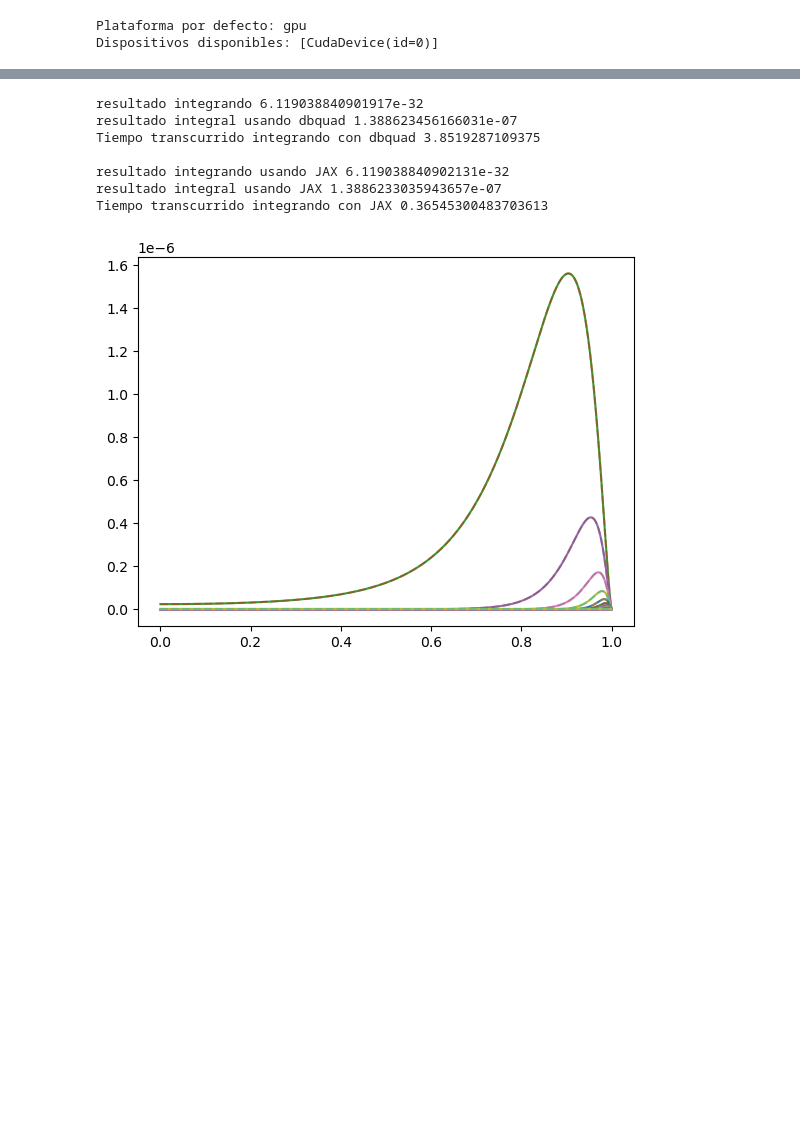
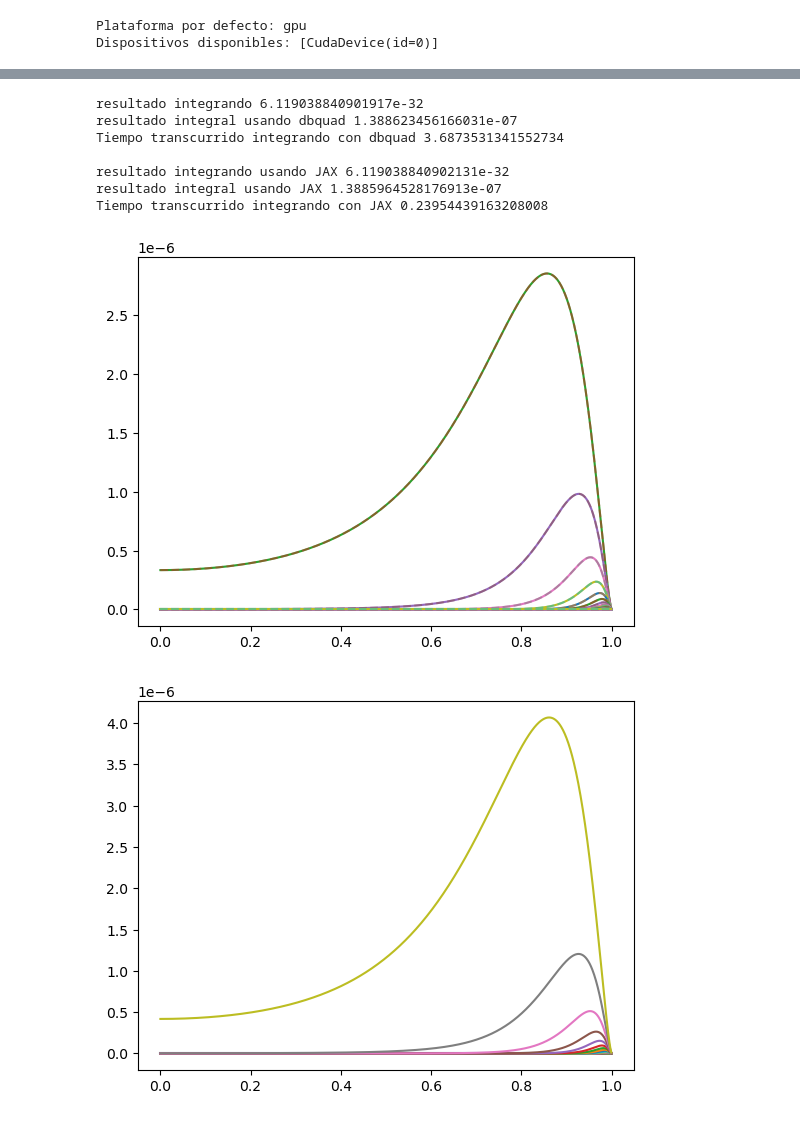
Before and after one commit to anibal-art/Lentes_gravitacionales, a Jupyter notebook: niikura_exclusion_plot.ipynb, the cells around one changed output, grey strips where cells are left out. Cells and saved outputs as stored; diff of their text form; code cells hidden in the pictures; blank space fills up the shorter version.

```diff
--- a/niikura_exclusion_plot.ipynb
+++ b/niikura_exclusion_plot.ipynb
@@ -54,7 +51,7 @@ D = 770*u.kpc
 t=1*u.hour
 
 masses = np.logspace(-12,-7,12-7+1)*u.M_sun
-m = masses[0]
+m = masses[-1]
 # %%
 # integrar sin jax
 not_jax = False
@@ -83,17 +109,15 @@ if not_jax:
 f_jax = lambda u, x: integrand_jax(u, x, D=D.to('m').value, rs=rs_MW.to('m').value, rho_c=rho_c_MW.to('kg/m^3').value,
                                    t=float(t.to('s').value), m=m.to('kg').value, l_coord=l,
                                    b_coord=b, uT=uT)
-double_integral_2d_jit = jax.jit(double_integral_2d, static_argnames=["f"])
-
 t0 = time.time()
-event_rate_data = dif_event_rate( t, m, D, rs_MW, rho_c_MW, l, b, uT)
+event_rate_data = dif_event_rate( t, m, D, rs_MW, rho_c_MW, l, b, uT, True)
 print('resultado integrando',event_rate_data.integrand(0.5,0.5))
 print('resultado integral usando dbquad',event_rate_data.event_rate())
 tf = time.time()
 print('Tiempo transcurrido integrando con dbquad',tf-t0)
 print('   ')
 t0 = time.time()
-resultado_jax = double_integral_2d_jit(f_jax, (0.0, uT-1e-15), (0.0, 1.0))
+resultado_jax = double_integral_2d(f_jax, (0.0, uT-1e-15), (0.0, 1.0))
 print('resultado integrando usando JAX',integrand_jax(0.5, 0.5, D.to('m').value, rs_MW.to('m').value, rho_c_MW.to('kg/m^3').value, float(t.to('s').value), m.to('kg').value, l, b, uT))
 print('resultado integral usando JAX',resultado_jax)
 tf = time.time()
@@ -101,20 +125,25 @@ print('Tiempo transcurrido integrando con JAX',tf-t0)
 # %% [output]
 resultado integrando 6.119038840901917e-32
 resultado integral usando dbquad 1.388623456166031e-07
-Tiempo transcurrido integrando con dbquad 3.8519287109375
+Tiempo transcurrido integrando con dbquad 3.6873531341552734
 
 resultado integrando usando JAX 6.119038840902131e-32
-resultado integral usando JAX 1.3886233035943657e-07
-Tiempo transcurrido integrando con JAX 0.36545300483703613
+resultado integral usando JAX 1.3885964528176913e-07
+Tiempo transcurrido integrando con JAX 0.23954439163208008
 # %%
 #comparacion integrandos
 umin = np.linspace(0,1,1000)
-X = np.linspace(0,1,20)
+X = np.linspace(0,1,30)
 for x in X:
     plt.plot(umin,integrand_jax(umin, x, D.to('m').value, rs_MW.to('m').value, rho_c_MW.to('kg/m^3').value, float(t.to('s').value), m.to('kg').value, l, b, uT))
     plt.plot(umin, event_rate_data.integrand(x,umin),'--',alpha=0.5)
+plt.show()
+
+for x in X:
+    plt.plot(umin,integrand_jax_m31(umin, x, D.to('m').value, rs_MW.to('m').value, rho_c_MW.to('kg/m^3').value, float(t.to('s').value), m.to('kg').value, l, b, uT))
 # %% [output]
-[figure, old version]
+[figure, new version]
+[figure, added]
 # %%
 # str(m)
 # %%
```
Also changed, not shown: parts of 7 cells of this notebook, 2 other files.
